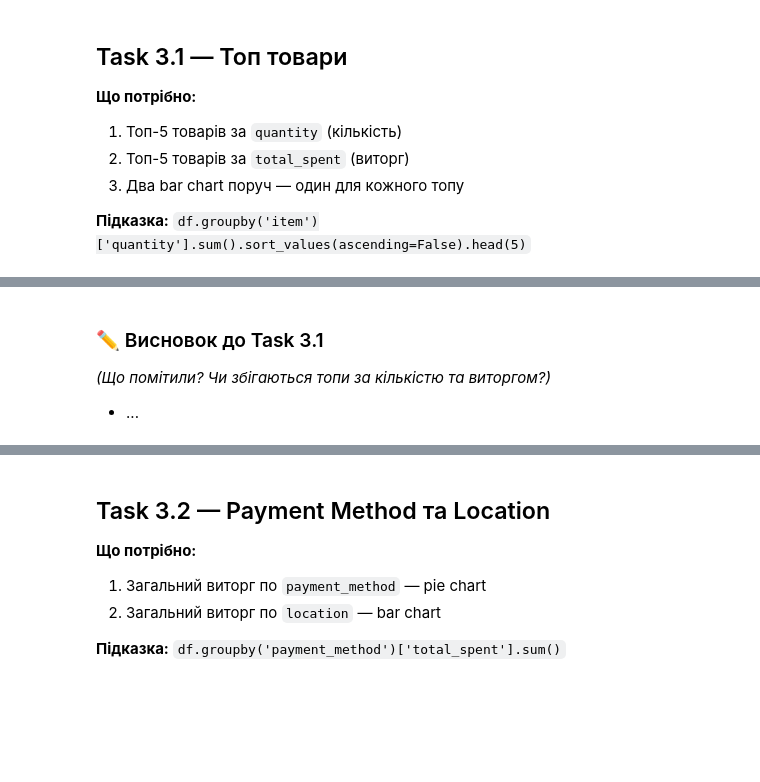
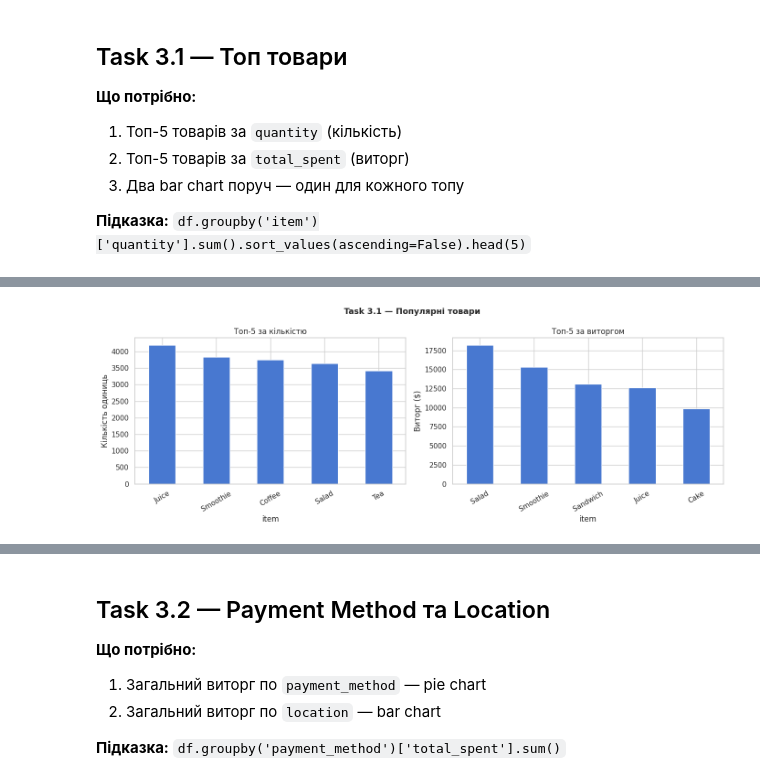
Before and after one commit to edik06031-rgb/Analysis_Cafe_Sales-, a Jupyter notebook: cafe_eda_workbook_version2.ipynb, the cells around one changed output, grey strips where cells are left out. Cells and saved outputs as stored; diff of their text form; code cells hidden in the pictures; blank space fills up the shorter version.

```diff
--- a/cafe_eda_workbook_version2.ipynb
+++ b/cafe_eda_workbook_version2.ipynb
@@ -607,8 +607,20 @@ df['year'] = df['transaction_date'].dt.year
 
 df['month'] = df['transaction_date'].dt.month
 
-df['month_name'] = df['transaction_date'].dt.month_name()
+#df['month_name'] = df['transaction_date'].dt.month_name()
+#df['month_name'] = df['transaction_date'].dt.isocalendar().week.astype('Int64')
+df['month_name'] = df['transaction_date'].dt.strftime('%B')
+
 
 df['weekday'] = df['transaction_date'].dt.day_name()
 
 df['is_weekend'] = df['transaction_date'].dt.weekday >= 5
+#df['is_weekend'] = df['transaction_date'].isin(['Saturday', 'Sunday'])   # чогось не спрацьовує цей код, пише False навпроти Sunday
+
+# Перевірка логічності
+df = df[df['quantity'] > 0]
+df = df[df['total_spent'] > 0]
+
+print(f'✓ Фінальний датасет: {df.shape}')
+print('\nПерші рядки з новими колонками:')
+df[['transaction_date', 'year', 'month', 'month_name', 'weekday', 'is_weekend']].head()
@@ -642,11 +664,26 @@ print(f'✓ Збережено: {FILE_OUT} — готовий для Tableau!')
 
 **Підказка:** `df.groupby('item')['quantity'].sum().sort_values(ascending=False).head(5)`
 # %%
+
 # Топ-5 за кількістю
-top_qty = # ВАШ КОД ТУТ
+top_qty = (
+    df.groupby('item')['quantity']
+      .sum()
+      .sort_values(ascending=False)
+      .head(5)
+)
+
+
 
 # Топ-5 за виторгом
-top_rev = # ВАШ КОД ТУТ
+top_rev = (
+    df.groupby('item')['total_spent']
+      .sum()
+      .sort_values(ascending=False)
+      .head(5)
+)
+
+
 
 print('Топ-5 за кількістю:')
 print(top_qty.to_string())
@@ -655,24 +708,27 @@ print(top_rev.round(2).to_string())
 # %%
 fig, axes = plt.subplots(1, 2, figsize=(14, 5))
 fig.suptitle('Task 3.1 — Популярні товари', fontsize=13, fontweight='bold')
 
 # Графік 1: топ за кількістю
-# ВАШ КОД ТУТ
+top_qty.plot(
+    kind='bar',
+    ax=axes[0]
+)
 axes[0].set_title('Топ-5 за кількістю')
 axes[0].set_ylabel('Кількість одиниць')
 axes[0].tick_params(axis='x', rotation=30)
 
 # Графік 2: топ за виторгом
-# ВАШ КОД ТУТ
+top_rev.plot(
+    kind='bar',
+    ax=axes[1]
+)
 axes[1].set_title('Топ-5 за виторгом')
 axes[1].set_ylabel('Виторг ($)')
 axes[1].tick_params(axis='x', rotation=30)
 
 plt.tight_layout()
 plt.savefig('part3_task31.png', dpi=130, bbox_inches='tight')
 plt.show()
+# %% [output]
+[figure, added]
-# %% [markdown]
-### ✏️ Висновок до Task 3.1
-*(Що помітили? Чи збігаються топи за кількістю та виторгом?)*
-
-- ...
```
Also changed, not shown: parts of 21 cells of this notebook.
